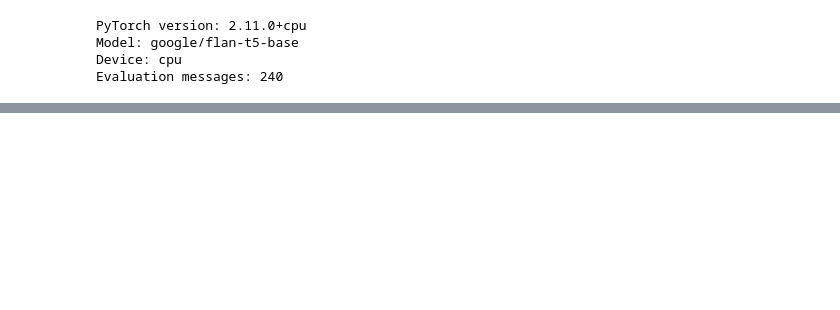
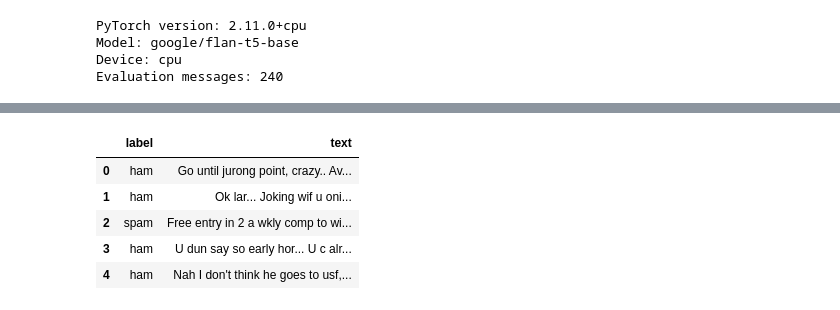
Before and after one commit to syedh99/SMS_Spam_Proj, a Jupyter notebook: SMS_Spam_Checker.ipynb, the cells around one changed output, grey strips where cells are left out. Cells and saved outputs as stored; diff of their text form; code cells hidden in the pictures; blank space fills up the shorter version.

```diff
--- a/SMS_Spam_Checker.ipynb
+++ b/SMS_Spam_Checker.ipynb
@@ -78,0 +144,79 @@ Evaluation messages: 240
+# %%
+DATA_URLS = [
+    "https://archive.ics.uci.edu/static/public/228/sms+spam+collection.zip",
+    "https://archive.ics.uci.edu/ml/machine-learning-databases/00228/smsspamcollection.zip",
+]
+
+def fetch_sms_collection():
+
+    last_error = None
+
+    for url in DATA_URLS:
+
+        try:
+            print("Downloading dataset:", url)
+
+            with urllib.request.urlopen(url, timeout=35) as response:
+                raw_zip = response.read()
+
+            with zipfile.ZipFile(io.BytesIO(raw_zip)) as archive:
+
+                members = [
+                    n for n in archive.namelist()
+                    if n.split("/")[-1] == "SMSSpamCollection"
+                ]
+
+                if not members:
+                    raise ValueError("Dataset file not found")
+
+                contents = archive.read(
+                    members[0]
+                ).decode("latin-1")
+
+            rows = []
+
+            for line in contents.splitlines():
+
+                label, separator, message = line.partition("\t")
+
+                if (
+                    separator
+                    and label in {"ham", "spam"}
+                    and message.strip()
+                ):
+                    rows.append((label, message.strip()))
+
+            if len(rows) < 5000:
+                raise ValueError("Unexpected dataset size")
+
+            return pd.DataFrame(
+                rows,
+                columns=["label", "text"]
+            )
+
+        except Exception as exc:
+            last_error = exc
+            print("Download failed:", exc)
+
+    raise RuntimeError(
+        "Could not download the dataset"
+    ) from last_error
+
+
+# Load dataset
+df_raw = fetch_sms_collection()
+
+# Remove duplicate messages
+df = df_raw.drop_duplicates(
+    subset=["text"]
+).reset_index(drop=True)
+
+print("Original records:", len(df_raw))
+print("Unique records:", len(df))
+
+# Class distribution
+display(df["label"].value_counts())
+
+# First five messages
+display(df.head())
+# %% [output]
@@ -78,0 +231,6 @@ Evaluation messages: 240
+|  | label | text |
+| 0 | ham | Go until jurong point, crazy.. Av... |
+| 1 | ham | Ok lar... Joking wif u oni... |
+| 2 | spam | Free entry in 2 a wkly comp to wi... |
+| 3 | ham | U dun say so early hor... U c alr... |
+| 4 | ham | Nah I don't think he goes to usf,... |
```
Also changed, not shown: parts of 27 cells of this notebook.
